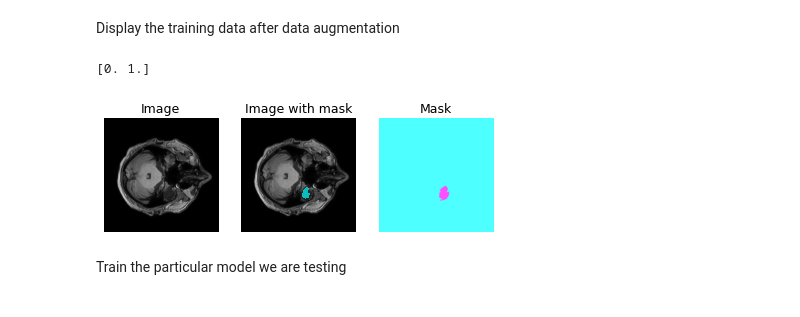
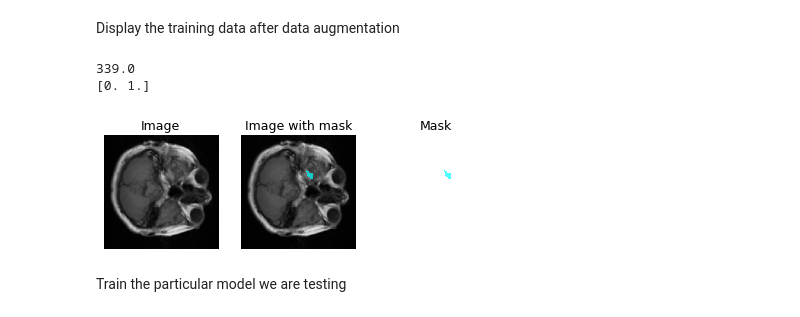
Before and after one commit to tcama/DeepResection, a Jupyter notebook: scripts/train_MAIN.ipynb, the cells around one changed output. Drawn from its saved outputs; the diff is of its cells as text; code cells hidden in the pictures.

```diff
--- a/scripts/train_MAIN.ipynb
+++ b/scripts/train_MAIN.ipynb
@@ -538,41 +630,45 @@ Display the training data after data augmentation
 # %%
 import matplotlib.pyplot as plt
 import numpy.ma as ma
 
 fig=plt.figure(figsize=(130, 130), dpi = 75)
 
-#i=0
-while np.sum(Y_train_seg_f[i,:,:,0]) < 200:
-    i = i+1
+X_batch, Y_batch = next(valid_generator)
+while np.sum(Y_batch) < 100:
+    X_batch, Y_batch = next(valid_generator)
+#print(np.sum(Y_batch))
+img = X_batch[0,:,:,0]
+Y = Y_batch[0,:,:,0]
+print(np.sum(Y))
+#print(np.unique(Y))
 
-X = X_train_seg_f[i,:,:,0]
-Y = Y_train_seg_f[i,:,:,0]
+mask = ma.masked_where(Y == 0, Y)
 print(np.unique(Y))
 
-mask = ma.masked_where(Y != 1.0, Y)
-
 fig.add_subplot(3, 3, 1)
-plt.imshow(X, cmap = "gray")
+plt.imshow(img, cmap = "gray")
 plt.title("Image")
 plt.axis('off')
 
 fig.add_subplot(3, 3, 2)
-plt.imshow(X, cmap = "gray")
+plt.imshow(img, cmap = "gray")
 plt.imshow(mask, 'cool', alpha=0.7)
 plt.title("Image with mask")
 plt.axis('off')
 
 fig.add_subplot(3, 3, 3)
-plt.imshow(Y, 'cool', alpha=0.7)
+plt.imshow(mask, 'cool', alpha=0.7)
 plt.title("Mask")
 plt.axis('off')
 
 plt.subplots_adjust(bottom=0.1, left = 0.01, right=0.05, top=0.3)
 plt.show()
-i=i+20
+#print(Y)
+#i=i+1
 # %% [output]
+339.0
 [0. 1.]
-[figure, old version]
+[figure, new version]
 # %% [markdown]
 Train the particular model we are testing
 # %%
```
Also changed, not shown: parts of 21 cells of this notebook.
